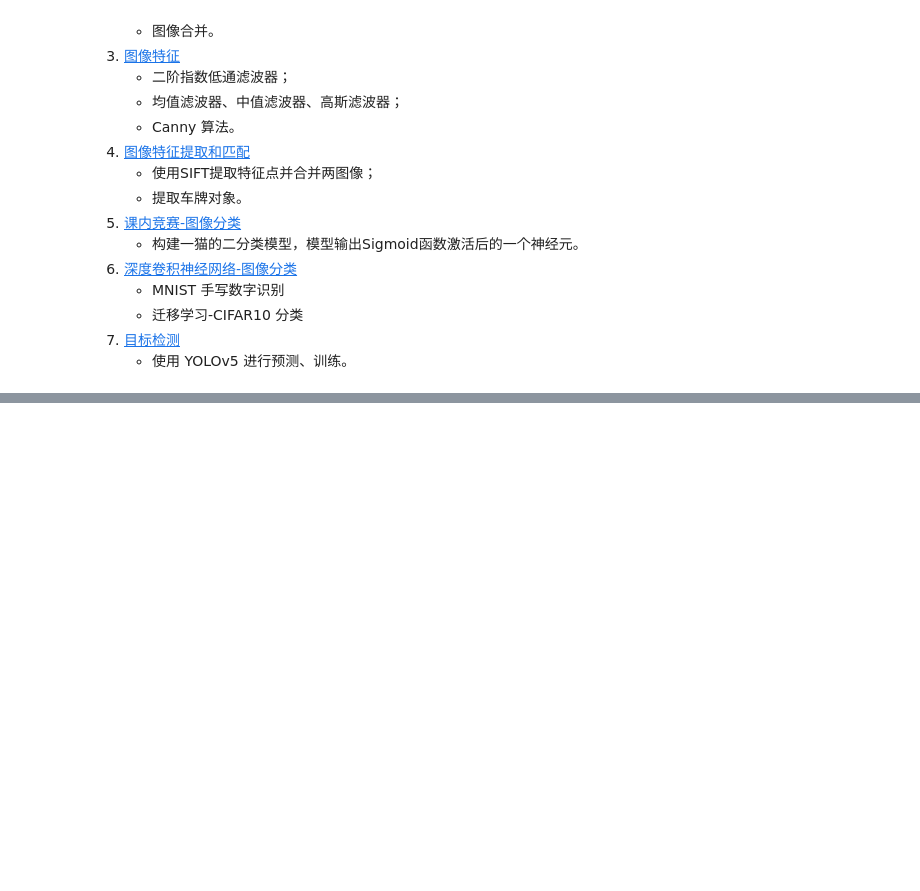
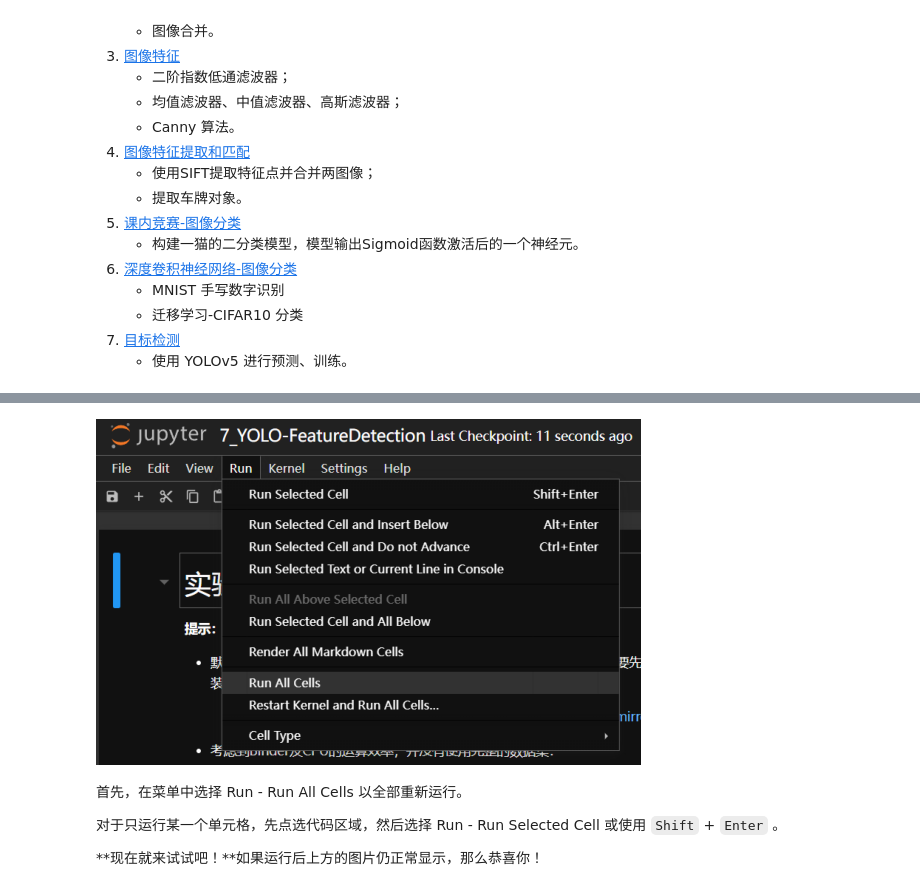
Before and after one commit to gaobobo/opencv-pytorch_MachineVision, a Jupyter notebook: index.ipynb, the cells around one changed output, grey strips where cells are left out. Saved outputs shown, nothing was run; the diff lists cells and outputs as text; code cells hidden in the pictures; blank space fills up the shorter version.

```diff
--- a/index.ipynb
+++ b/index.ipynb
@@ -40,0 +35,18 @@
+# %%
+%matplotlib inline
+import matplotlib.pyplot as plt
+
+img = plt.imread('./0_Index/RunCells.png')
+plt.figure(figsize=(img.shape[0], img.shape[1]), dpi=1.5)
+plt.imshow(img)
+plt.axis('off')
+
+plt.show()
+# %% [output]
+[figure, added]
+# %% [markdown]
+首先，在菜单中选择 Run - Run All Cells 以全部重新运行。
+
+对于只运行某一个单元格，先点选代码区域，然后选择 Run - Run Selected Cell 或使用 `Shift` + `Enter` 。
+
+**现在就来试试吧！**如果运行后上方的图片仍正常显示，那么恭喜你！
```
Also changed, not shown: parts of 1 cell of this notebook.
